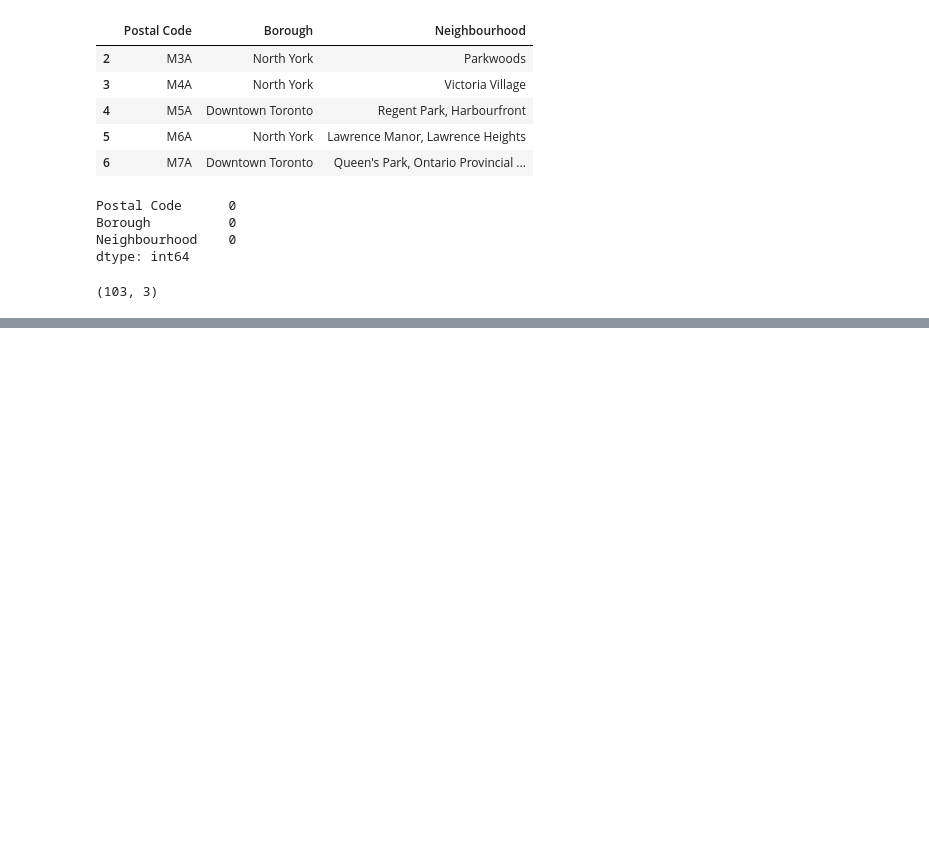
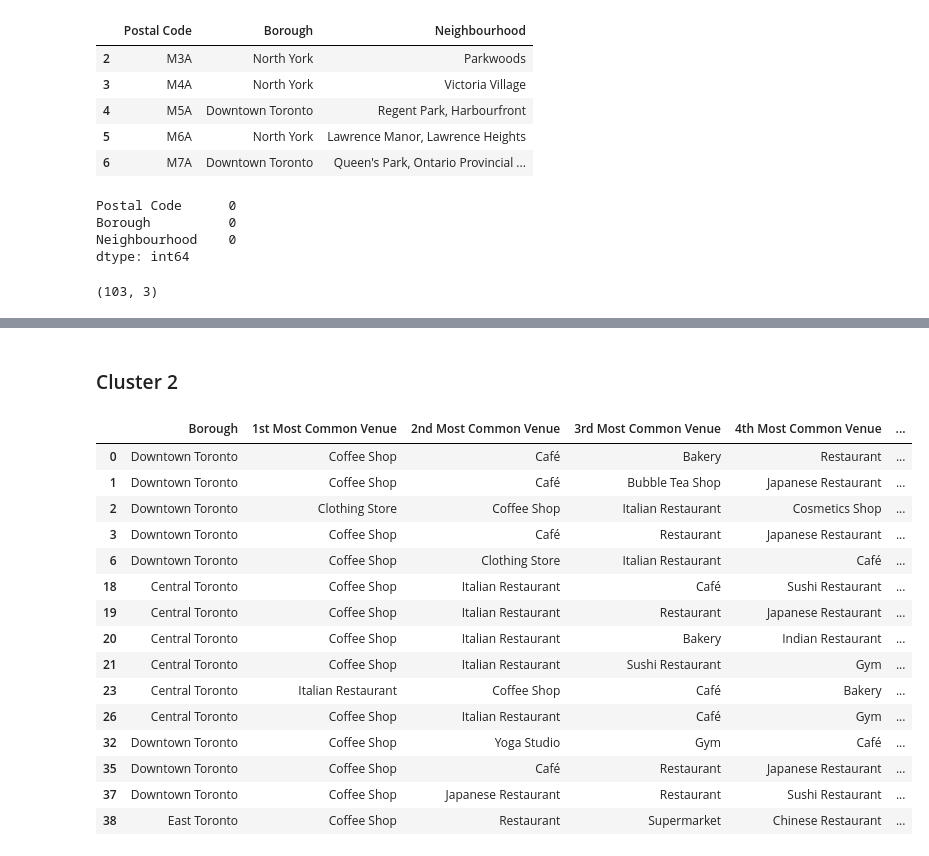
Before and after one commit to rajat-sudo/Segmentation-and-Clustering-of-Toronto-Neighborhood, a Jupyter notebook: Clustering_Toronto_Neighborhood.ipynb, the cells around one changed output, grey strips where cells are left out. Saved outputs shown, nothing was run; the diff lists cells and outputs as text; code cells hidden in the pictures; blank space fills up the shorter version.

```diff
--- a/Clustering_Toronto_Neighborhood.ipynb
+++ b/Clustering_Toronto_Neighborhood.ipynb
@@ -348,0 +615,13 @@ map_scarborough
+# %%
+# Let's print each neighborhood along with the top 5 most common venues
+num_top_venues = 5
+
+for hood in Toronto_Venues_grouped['Neighbourhood']:
+    print("----"+hood+"----")
+    temp = Toronto_Venues_grouped[Toronto_Venues_grouped['Neighbourhood'] == hood].T.reset_index()
+    temp.columns = ['venue','freq']
+    temp = temp.iloc[1:]
+    temp['freq'] = temp['freq'].astype(float)
+    temp = temp.round({'freq': 2})
+    print(temp.sort_values('freq', ascending=False).reset_index(drop=True).head(num_top_venues))
+    print('\n')
@@ -348,0 +646,7 @@ map_scarborough
+# %%
+# Putting the above output in pandas dataframe
+# Creating a function for sorting the venues in descending order of frequency
+def return_most_common_venues(row, num_top_venues):
+    row_categories = row.iloc[1:]
+    row_categories_sorted = row_categories.sort_values(ascending=False)
+    return row_categories_sorted.index.values[0:num_top_venues]
@@ -348,0 +687,11 @@ map_scarborough
+# %%
+# set number of clusters
+kclusters = 5
+
+toronto_grouped_clustering = Toronto_Venues_grouped.drop('Neighbourhood', 1)
+
+# run k-means clustering
+kmeans = KMeans(n_clusters=kclusters, random_state=0).fit(toronto_grouped_clustering)
+
+# check cluster labels generated for each row in the dataframe
+kmeans.labels_[0:10]
@@ -348,0 +719,11 @@ map_scarborough
+# %%
+# Creating a new dataframe that includes the cluster as well as the top 10 venues of each neighbourhood
+neighborhoods_venues_sorted.insert(0, 'Cluster Labels', kmeans.labels_)
+
+Toronto_merged =  Toronto_Neighbourhood
+
+# merge Toronto_grouped with Toronto_Neighbourhood to add latitude/longitude for each neighborhood
+Toronto_merged = Toronto_merged.join(neighborhoods_venues_sorted.set_index('Neighbourhood'),
+                                       on='Neighbourhood')
+
+Toronto_merged.head() # check the last columns!
@@ -348,0 +778,21 @@ map_scarborough
+# %% [markdown]
+### Cluster 2
+# %%
+Toronto_merged.loc[Toronto_merged['Cluster Labels'] == 1, Toronto_merged.columns[[1] + list(range(6, Toronto_merged.shape[1]))]]
+# %% [output]
+|  | Borough | 1st Most Common Venue | 2nd Most Common Venue | 3rd Most Common Venue | 4th Most Common Venue | ... |
+| 0 | Downtown Toronto | Coffee Shop | Café | Bakery | Restaurant | ... |
+| 1 | Downtown Toronto | Coffee Shop | Café | Bubble Tea Shop | Japanese Restaurant | ... |
+| 2 | Downtown Toronto | Clothing Store | Coffee Shop | Italian Restaurant | Cosmetics Shop | ... |
+| 3 | Downtown Toronto | Coffee Shop | Café | Restaurant | Japanese Restaurant | ... |
+| 6 | Downtown Toronto | Coffee Shop | Clothing Store | Italian Restaurant | Café | ... |
+| 18 | Central Toronto | Coffee Shop | Italian Restaurant | Café | Sushi Restaurant | ... |
+| 19 | Central Toronto | Coffee Shop | Italian Restaurant | Restaurant | Japanese Restaurant | ... |
+| 20 | Central Toronto | Coffee Shop | Italian Restaurant | Bakery | Indian Restaurant | ... |
+| 21 | Central Toronto | Coffee Shop | Italian Restaurant | Sushi Restaurant | Gym | ... |
+| 23 | Central Toronto | Italian Restaurant | Coffee Shop | Café | Bakery | ... |
+| 26 | Central Toronto | Coffee Shop | Italian Restaurant | Café | Gym | ... |
+| 32 | Downtown Toronto | Coffee Shop | Yoga Studio | Gym | Café | ... |
+| 35 | Downtown Toronto | Coffee Shop | Café | Restaurant | Japanese Restaurant | ... |
+| 37 | Downtown Toronto | Coffee Shop | Japanese Restaurant | Restaurant | Sushi Restaurant | ... |
+| 38 | East Toronto | Coffee Shop | Restaurant | Supermarket | Chinese Restaurant | ... |
```
Also changed, not shown: parts of 74 cells of this notebook.
